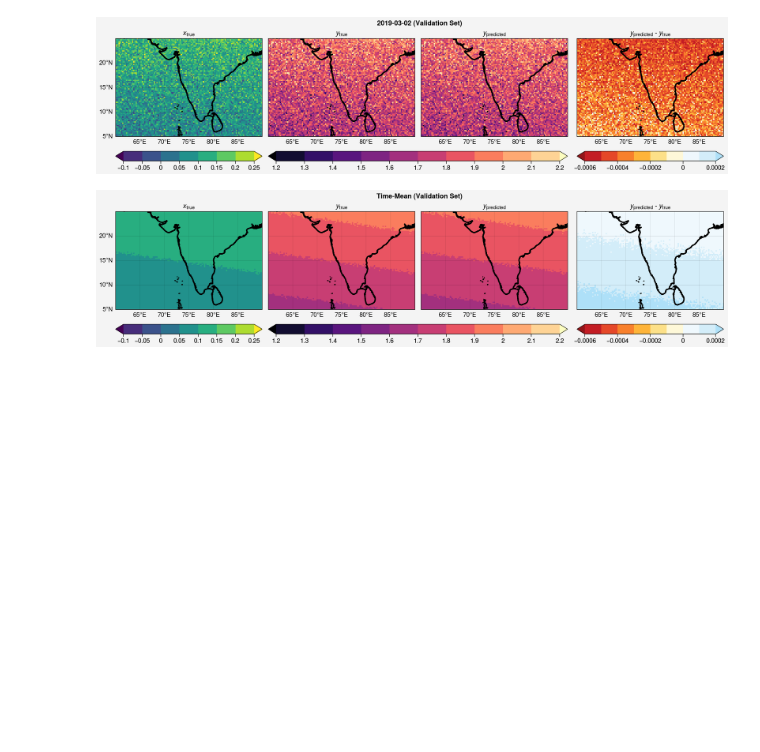
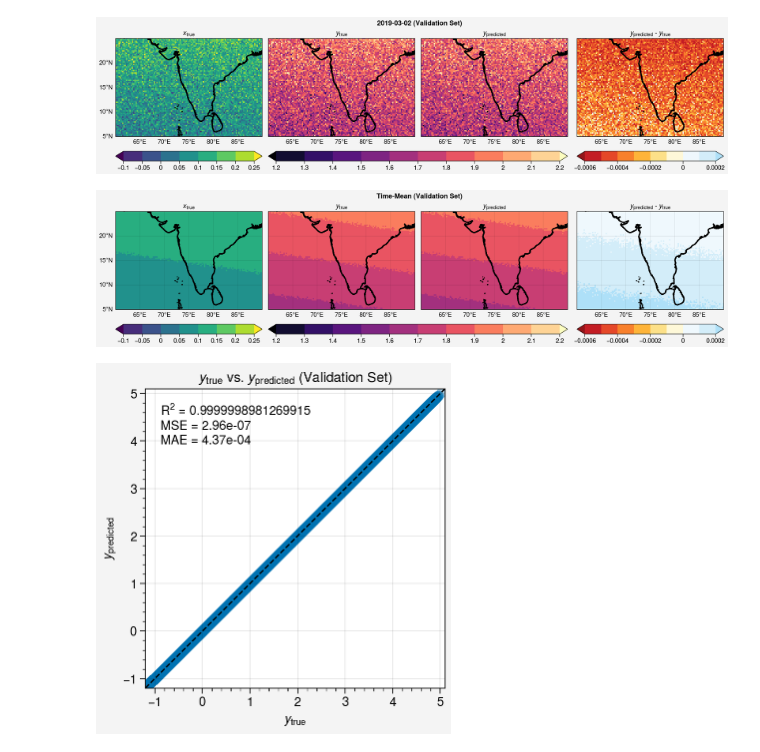
Before and after one commit to savannahferretti/monsoon-sr, a Jupyter notebook: src/debug/plotting.ipynb, the cells around one changed output. Saved outputs shown, nothing was run; the diff lists cells and outputs as text; code cells hidden in the pictures; blank space fills up the shorter version.

```diff
--- a/src/debug/plotting.ipynb
+++ b/src/debug/plotting.ipynb
@@ -109,21 +109,23 @@ pplt.show()
 # %%
 ytrueflat = ytrue.values.ravel()
 ypredflat = ypred.values.ravel()
 mask      = np.isfinite(ytrueflat)&np.isfinite(ypredflat)
 ytrueflat = ytrueflat[mask]
 ypredflat = ypredflat[mask]
 
 mse = float(((ypred-ytrue)**2).mean().values)
 mae = float((abs(ypred-ytrue)).mean().values)
 rss = float(np.sum((ytrue.values.reshape(-1)-ypred.values.reshape(-1))**2))
 tss = float(np.sum((ytrue.values.reshape(-1)-ytrue.values.reshape(-1).mean())**2))
 r2  = 1.0-(rss/tss)
 
 fig,ax = pplt.subplots(nrows=1,ncols=1,refwidth=3)
 ax.format(title='$\mathit{y}_{true}$ vs. $\mathit{y}_{predicted}$ (Validation Set)',
           xlabel='$\mathit{y}_{true}$',xlim=(-1.2,5.1),
           ylabel='$\mathit{y}_{predicted}$',ylim=(-1.2,5.1))
-ax.scatter(ytrueflat,ypredflat,markersize=10,alpha=0.3)
-ax.plot([-1.2,5.1],[-1.2,5.1],linewidth=0.5,linestyle='--')
+ax.scatter(ytrueflat,ypredflat,markersize=50,alpha=0.3)
+ax.plot([-1.2,5.1],[-1.2,5.1],linewidth=1,linestyle='--',color='k')
 ax.text(0.05,0.95,f'R$^2$ = {r2}\nMSE = {mse:.2e}\nMAE = {mae:.2e}',transform=ax.transAxes,va='top')
 pplt.show()
+# %% [output]
+[figure, added]
```
